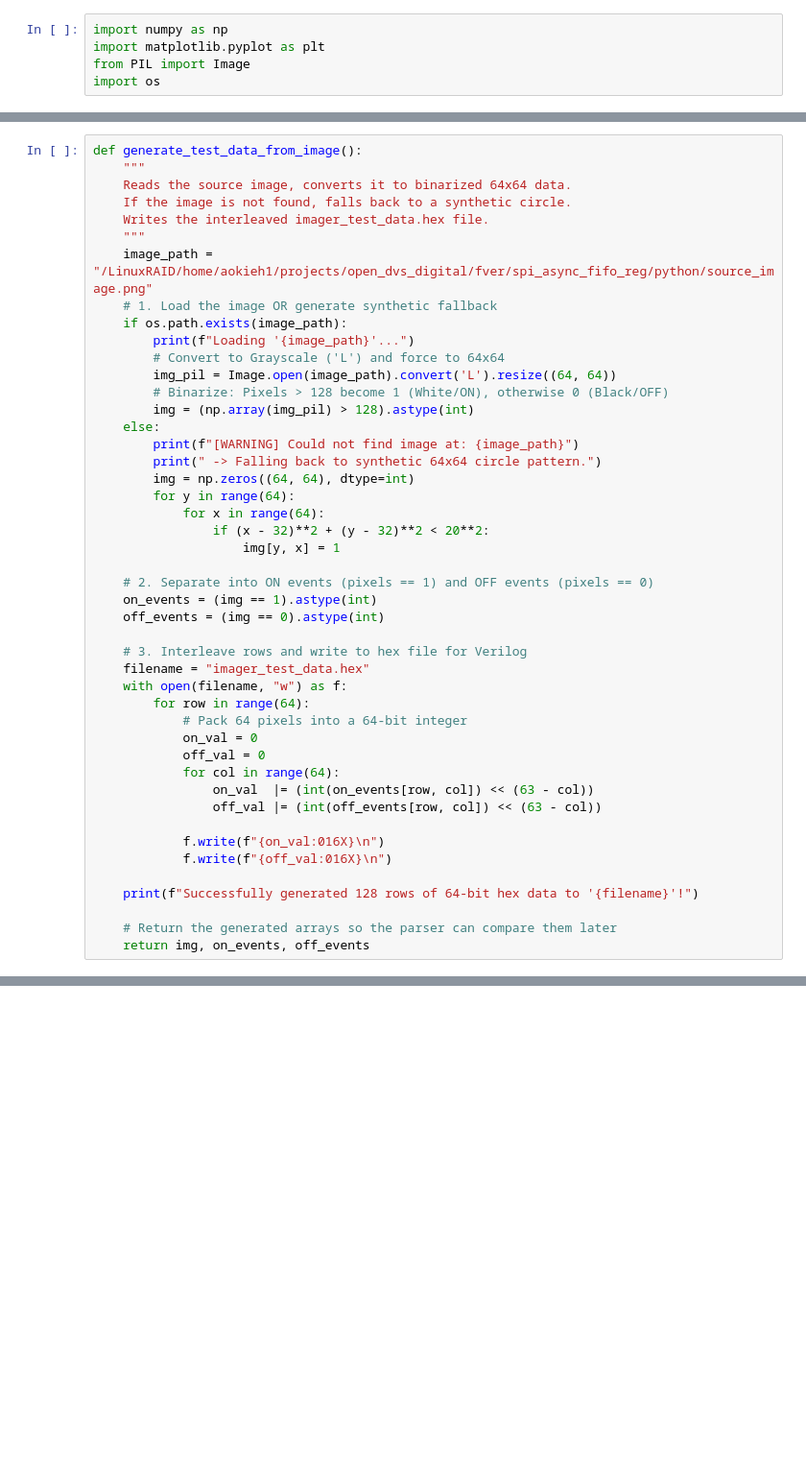
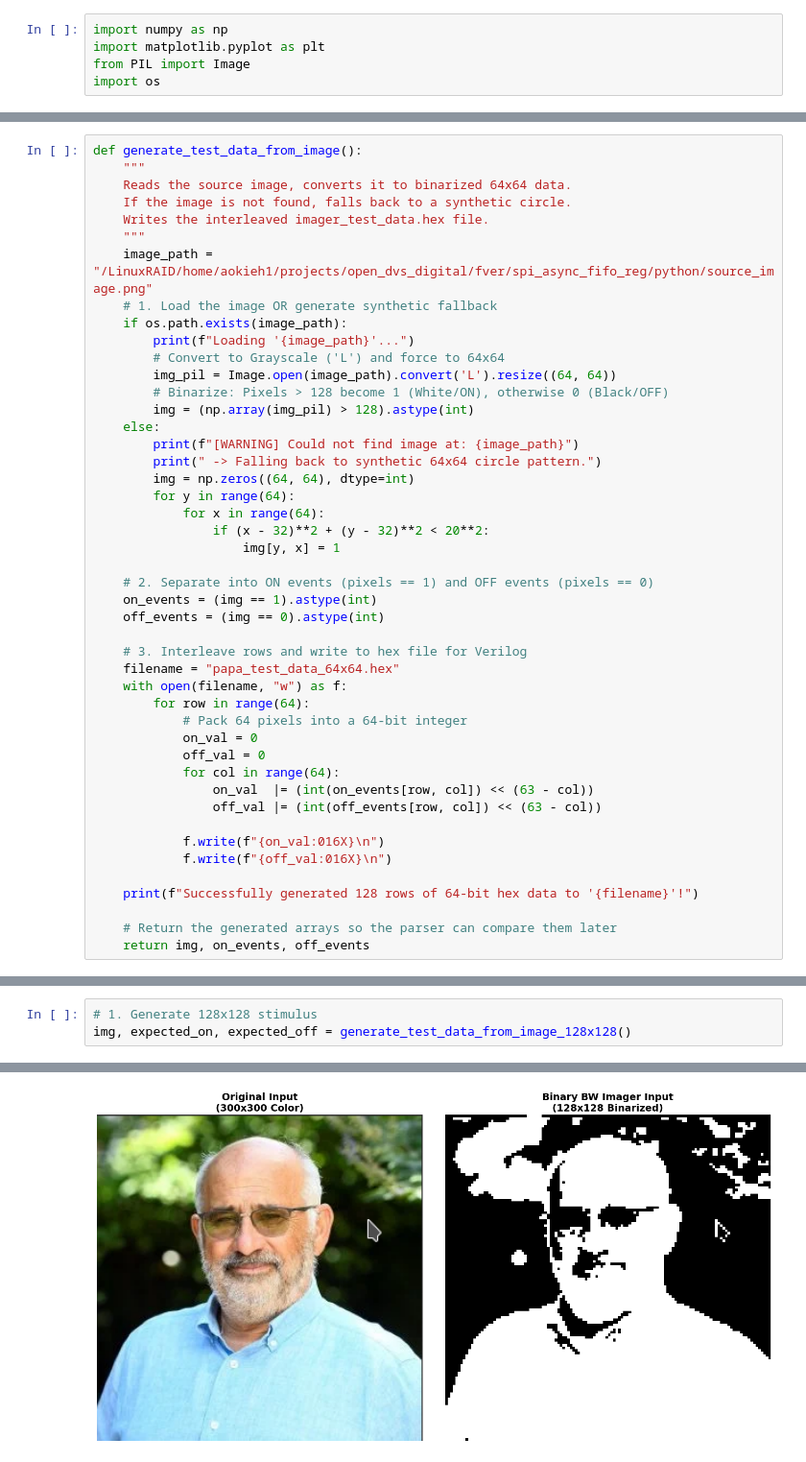
Before and after one commit to aokieh/open_dvs_digital, a Jupyter notebook: fver/roic/python/generate_data.ipynb, the cells around one changed output, grey strips where cells are left out. Shown at 96% size. Drawn from its saved outputs; the diff is of its cells as text; blank space fills up the shorter version.

Commit message:
Verification of ROIC_top.sv using 64x64 and 128x128 sample images

```diff
--- a/fver/roic/python/generate_data.ipynb
+++ b/fver/roic/python/generate_data.ipynb
@@ -32,7 +36,7 @@ def generate_test_data_from_image():
     off_events = (img == 0).astype(int)
 
     # 3. Interleave rows and write to hex file for Verilog
-    filename = "imager_test_data.hex"
+    filename = "papa_test_data_64x64.hex"
     with open(filename, "w") as f:
         for row in range(64):
             # Pack 64 pixels into a 64-bit integer
@@ -162,0 +437,4 @@ Parsing 'sim_output.txt'...
+# %%
+# 1. Generate 128x128 stimulus
+img, expected_on, expected_off = generate_test_data_from_image_128x128()
+# %% [output]
@@ -162,0 +442 @@ Parsing 'sim_output.txt'...
+[figure, added]
```
Also changed, not shown: parts of 13 cells of this notebook, 11 other files.
